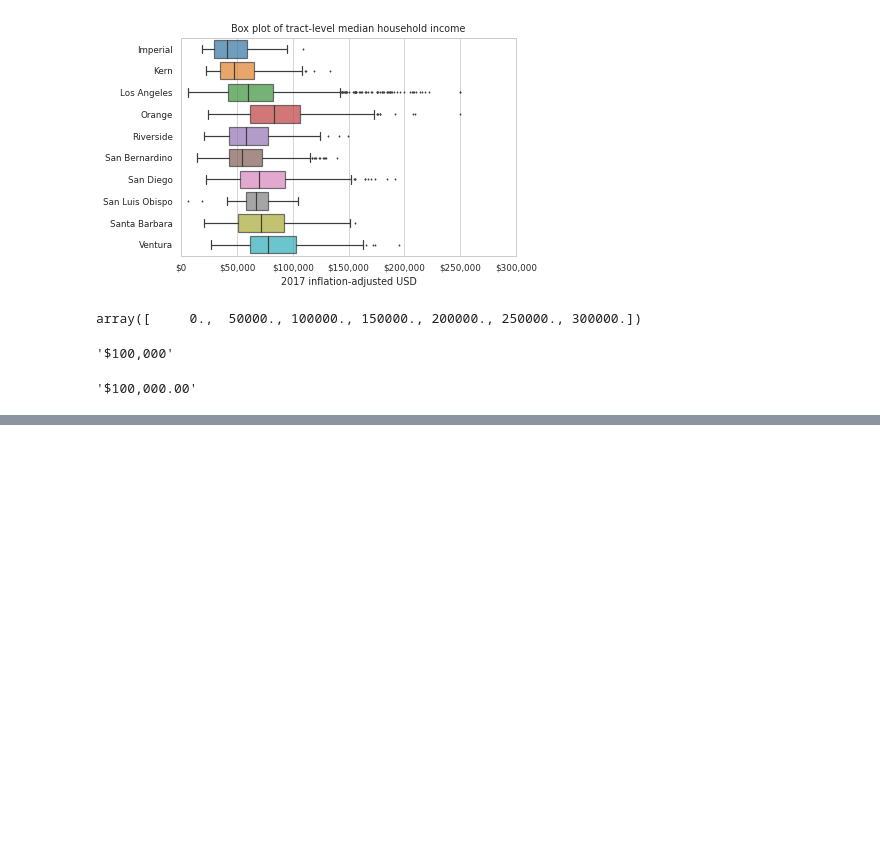
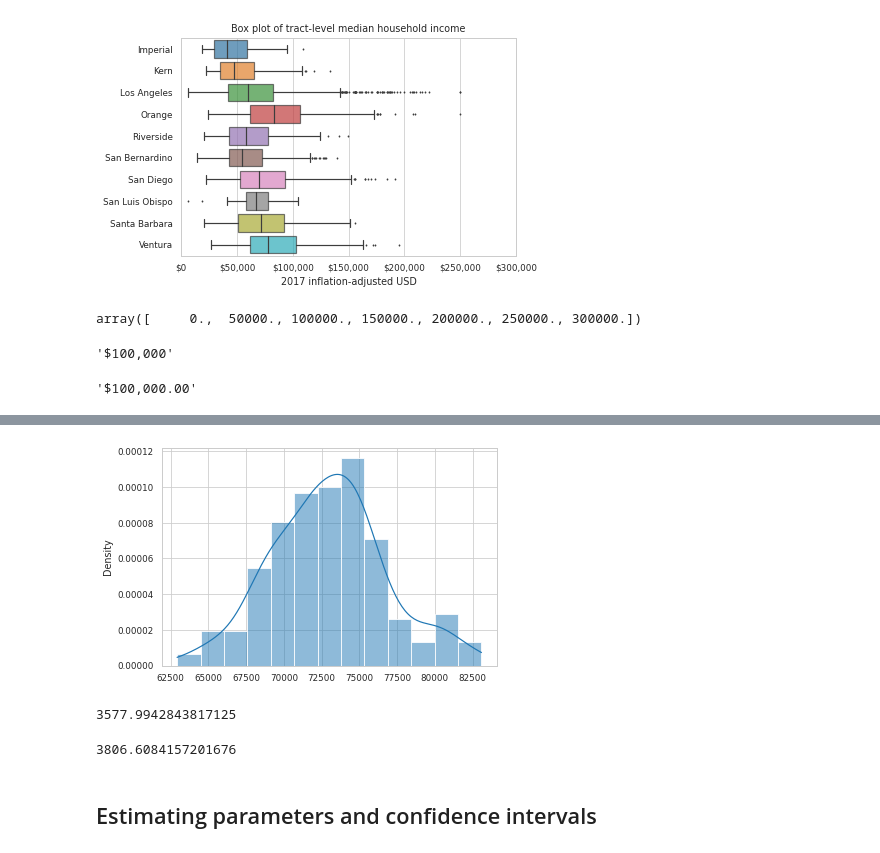
Before and after one commit to SergeyShchus/Data-analysis-Notebooks, a Jupyter notebook: Notebooks/Population_census_LA.ipynb, the cells around one changed output, grey strips where cells are left out. Drawn from its saved outputs; the diff is of its cells as text; code cells hidden in the pictures; blank space fills up the shorter version.

```diff
--- a/Notebooks/Population_census_LA.ipynb
+++ b/Notebooks/Population_census_LA.ipynb
@@ -959,0 +1044,16 @@ x = ax.get_xticks()[2]
+# %%
+# plot the distribution of all the sample means we calculated
+ax = sns.histplot(sample_means, stat="density", kde=True)
+# %% [output]
+[figure, added]
+# %%
+# usual calculation of the standard error (i.e., pop's std dev divided by square root of sample size)
+pop.std() / n ** 0.5
+# %% [output]
+3577.9942843817125
+# %%
+pd.Series(sample_means).std()
+# %% [output]
+3806.6084157201676
+# %% [markdown]
+## Estimating parameters and confidence intervals
```
Also changed, not shown: parts of 53 cells of this notebook.
